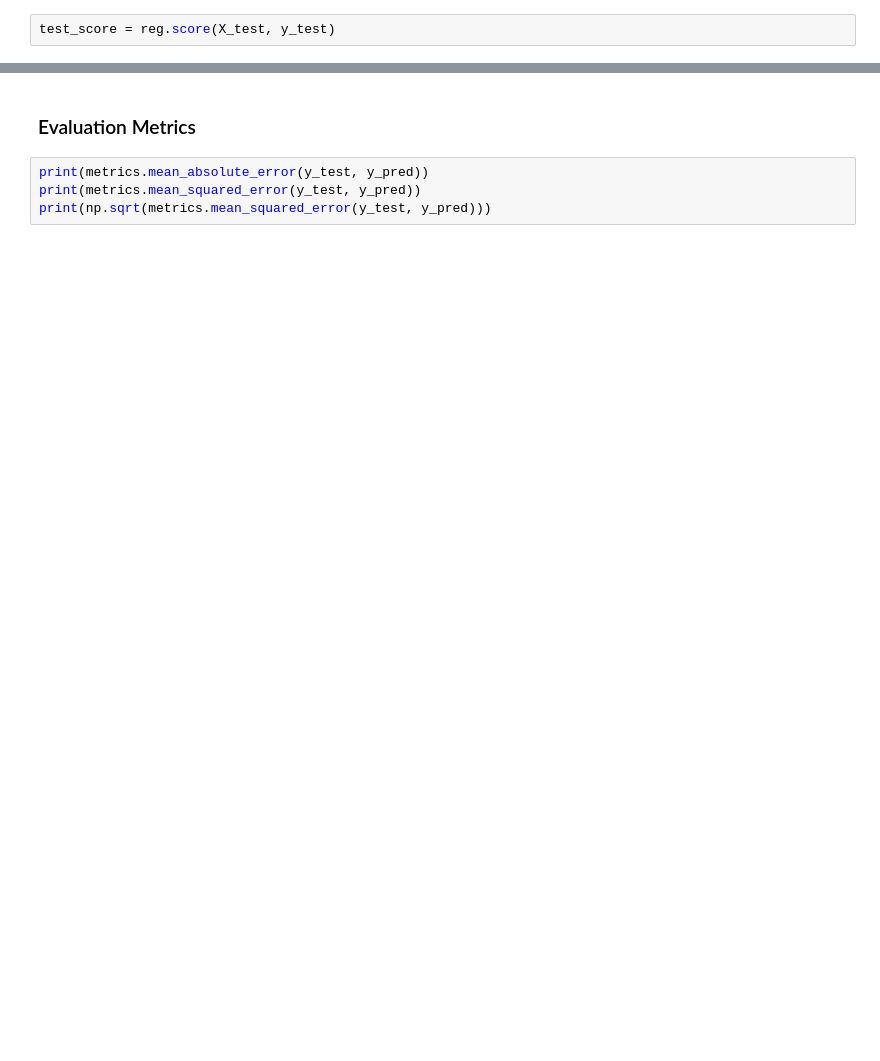
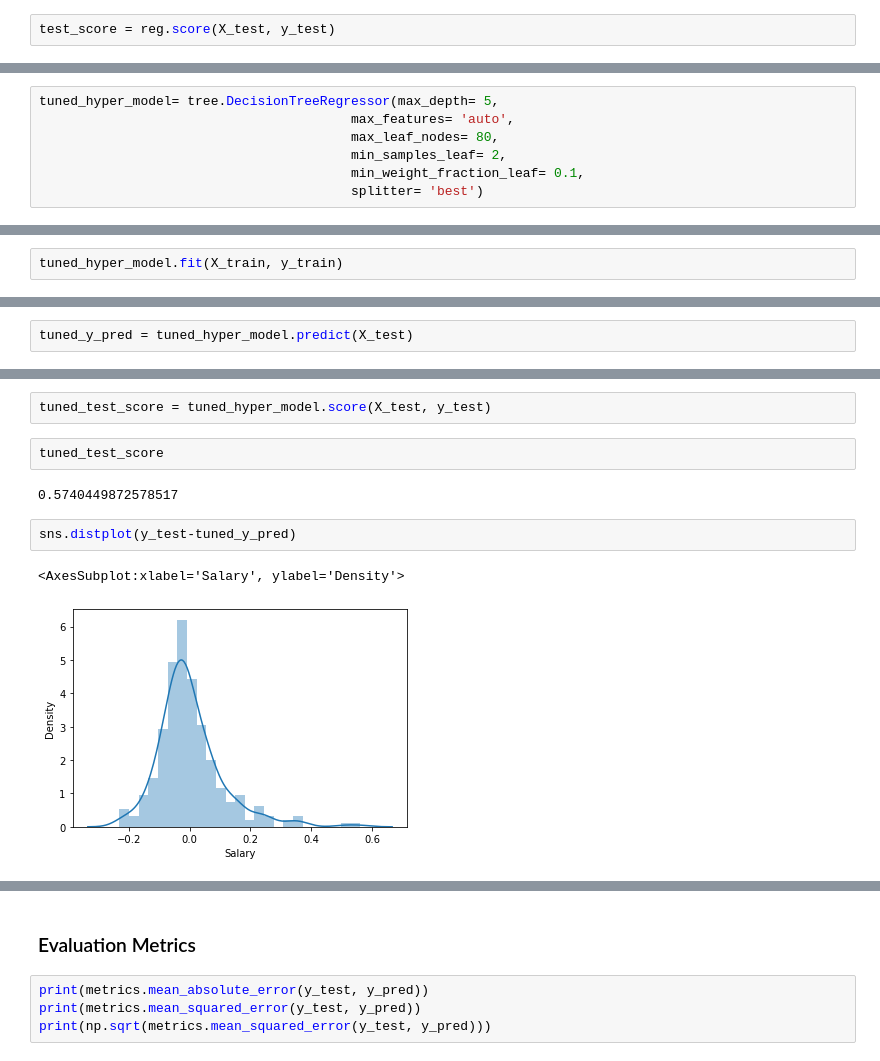
Before and after one commit to syedirfanx/revenue-forecasting, a Jupyter notebook: regression.ipynb, the cells around one changed output, grey strips where cells are left out. Drawn from its saved outputs; the diff is of its cells as text; blank space fills up the shorter version.

```diff
--- a/regression.ipynb
+++ b/regression.ipynb
@@ -216,0 +294,7 @@ test_score
+# %%
+tuned_hyper_model= tree.DecisionTreeRegressor(max_depth= 5,
+                                        max_features= 'auto',
+                                        max_leaf_nodes= 80,
+                                        min_samples_leaf= 2,
+                                        min_weight_fraction_leaf= 0.1,
+                                        splitter= 'best')
@@ -216,0 +303,2 @@ test_score
+# %%
+tuned_hyper_model.fit(X_train, y_train)
@@ -216,0 +308,2 @@ test_score
+# %%
+tuned_y_pred = tuned_hyper_model.predict(X_test)
@@ -216,0 +328,11 @@ test_score
+# %%
+tuned_test_score = tuned_hyper_model.score(X_test, y_test)
+# %%
+tuned_test_score
+# %% [output]
+0.5740449872578517
+# %%
+sns.distplot(y_test-tuned_y_pred)
+# %% [output]
+<AxesSubplot:xlabel='Salary', ylabel='Density'>
+[figure, added]
```
Also changed, not shown: parts of 33 cells of this notebook.
